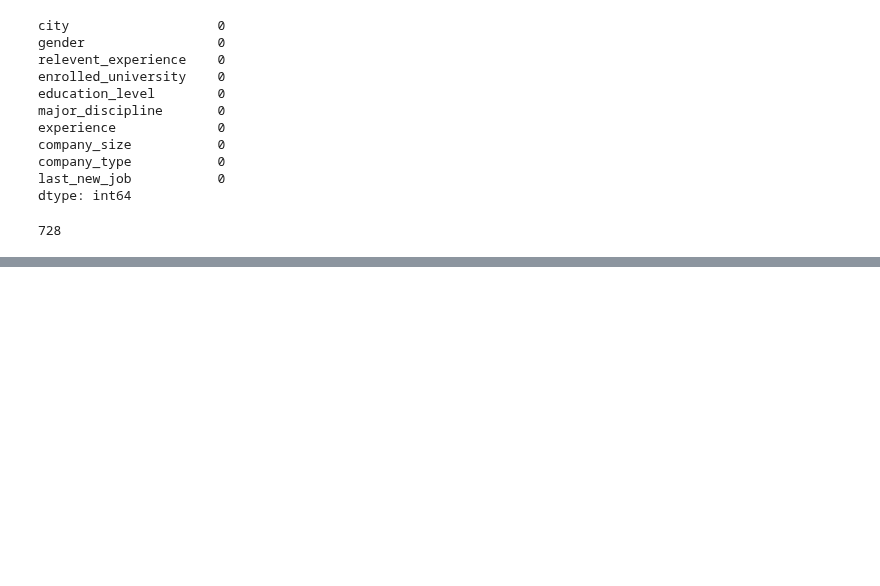
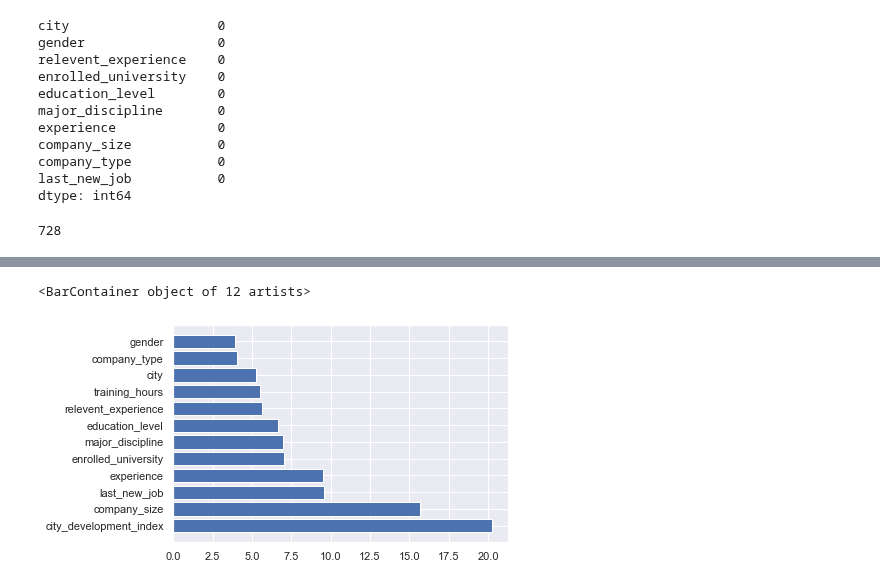
Before and after one commit to yoyo6022/Detecting_Potential_Candidate_Springboard_Capstone2, a Jupyter notebook: notebooks/Detecting Potential Candidate_Part3_Model CatBoost.ipynb, the cells around one changed output, grey strips where cells are left out. Drawn from its saved outputs; the diff is of its cells as text; code cells hidden in the pictures; blank space fills up the shorter version.

Commit message:
added feature importance

```diff
--- a/notebooks/Detecting Potential Candidate_Part3_Model CatBoost.ipynb
+++ b/notebooks/Detecting Potential Candidate_Part3_Model CatBoost.ipynb
@@ -105,11 +105,11 @@ company_type           0
 last_new_job           0
 dtype: int64
 # %%
-cat_featurelist = []
+cat_features_indices = []
 cat_features
 for i, j in enumerate(X.columns):
     if j in cat_features:
-        cat_featurelist.append(i)
+        cat_features_indices.append(i)
 # %%
 X_train,X_test,y_train,y_test = train_test_split(X.to_numpy(), y.ravel(), test_size=0.30, stratify=y, random_state=43)
 # %%
@@ -123,7 +123,7 @@ def trainmodel_cv(model, n):
     for i, (train, test) in enumerate(cv.split(X_train, y_train)):
         X_train_fold, y_train_fold = X_train[train], y_train[train]
         X_test_fold, y_test_fold = X_train[test], y_train[test]
-        model.fit(X_train_fold, y_train_fold, cat_features = cat_featurelist, verbose=10)
+        model.fit(X_train_fold, y_train_fold, cat_features = cat_features_indices, verbose=10)
 
     return model
 # %%
@@ -322,3 +322,14 @@ Learning rate set to 0.499094
 |  | precison | recall | f1score | roc_auc | positive_in_top20pct | positive_in_top50pct |
 | CatB | 0.353 | 0.008 | 0.016 | 0.657 | 284.0 | 508.0 |
 [figure]
+# %%
+from catboost import Pool
+train_pool = Pool(X_train, y_train, cat_features=cat_features_indices)
+feature_names = X.columns
+model = trainmodel_cv(CatBoostClassifier(iterations=43,random_seed=43), 5)
+feature_importances  = model.get_feature_importance(train_pool)
+scores=[]
+names = []
+for score, name in sorted(zip(feature_importances, feature_names), reverse=True):
+    scores.append(score)
+    names.append(name)
@@ -324,0 +354,6 @@ Learning rate set to 0.499094
+# %%
+# feature importance for
+plt.barh(names, scores)
+# %% [output]
+<BarContainer object of 12 artists>
+[figure, added]
```
Also changed, not shown: parts of 7 cells of this notebook, 4 other files.
